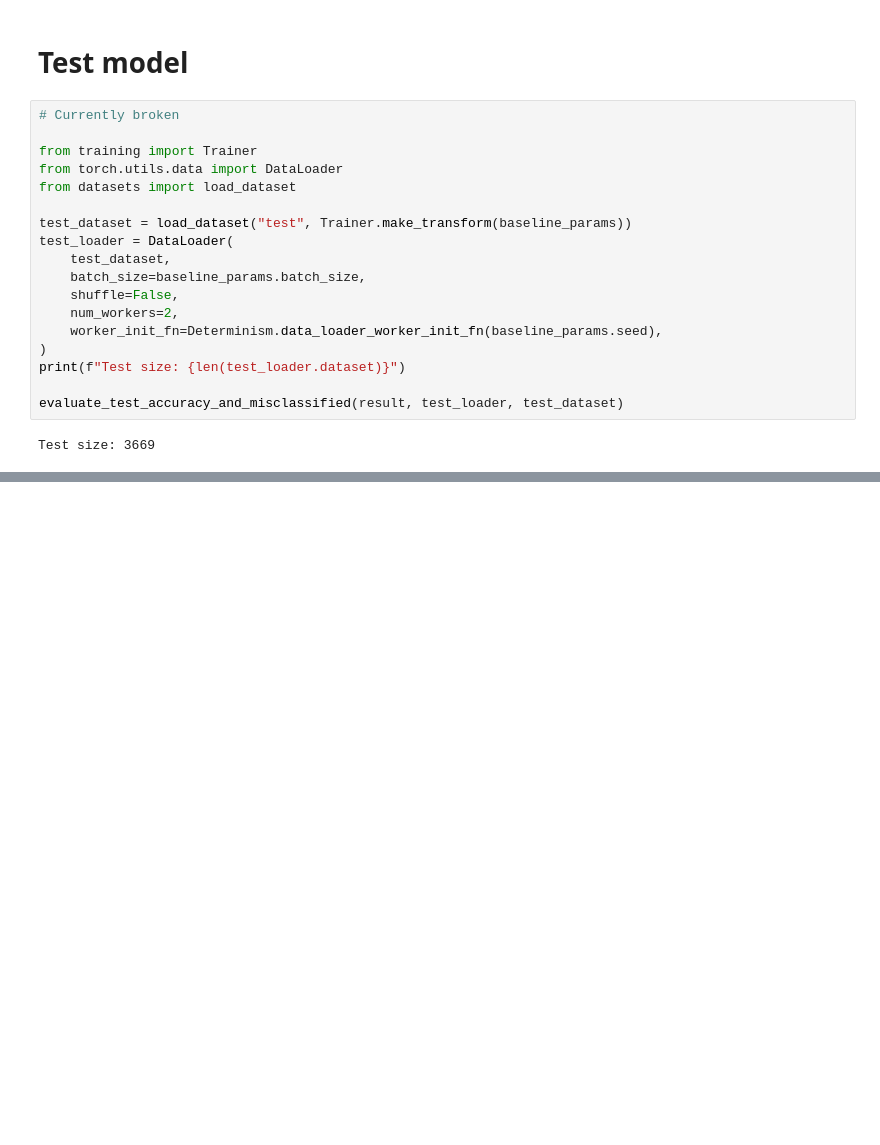
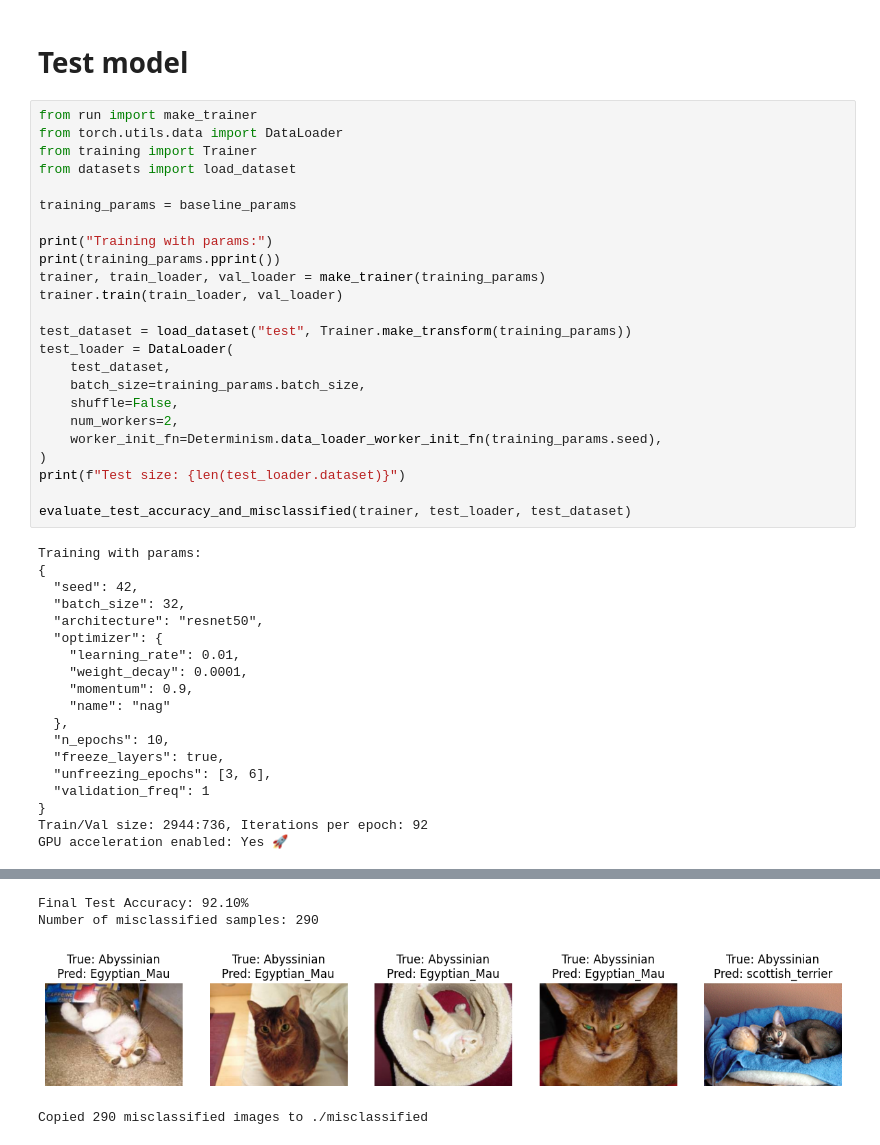
Before and after one commit to Sebelino/DD2424-project, a Jupyter notebook: e2_sebastian.ipynb, the cells around one changed output, grey strips where cells are left out. Cells and saved outputs as stored; diff of their text form; blank space fills up the shorter version.

Commit message:
fix: Repair test acc cell in my notebook

```diff
--- a/e2_sebastian.ipynb
+++ b/e2_sebastian.ipynb
@@ -136,22 +136,45 @@ Training result:
 # %% [markdown]
 # Test model
 # %%
-# Currently broken
-
+from run import make_trainer
+from torch.utils.data import DataLoader
 from training import Trainer
-from torch.utils.data import DataLoader
 from datasets import load_dataset
 
-test_dataset = load_dataset("test", Trainer.make_transform(baseline_params))
+training_params = baseline_params
+
+print("Training with params:")
+print(training_params.pprint())
+trainer, train_loader, val_loader = make_trainer(training_params)
+trainer.train(train_loader, val_loader)
+
+test_dataset = load_dataset("test", Trainer.make_transform(training_params))
 test_loader = DataLoader(
     test_dataset,
-    batch_size=baseline_params.batch_size,
+    batch_size=training_params.batch_size,
     shuffle=False,
     num_workers=2,
-    worker_init_fn=Determinism.data_loader_worker_init_fn(baseline_params.seed),
+    worker_init_fn=Determinism.data_loader_worker_init_fn(training_params.seed),
 )
 print(f"Test size: {len(test_loader.dataset)}")
 
-evaluate_test_accuracy_and_misclassified(result, test_loader, test_dataset)
+evaluate_test_accuracy_and_misclassified(trainer, test_loader, test_dataset)
 # %% [output]
-Test size: 3669
+Training with params:
+{
+  "seed": 42,
+  "batch_size": 32,
+  "architecture": "resnet50",
+  "optimizer": {
+    "learning_rate": 0.01,
+    "weight_decay": 0.0001,
+    "momentum": 0.9,
+    "name": "nag"
+  },
+  "n_epochs": 10,
+  "freeze_layers": true,
+  "unfreezing_epochs": [3, 6],
+  "validation_freq": 1
+}
+Train/Val size: 2944:736, Iterations per epoch: 92
+GPU acceleration enabled: Yes 🚀
@@ -158,0 +194,4 @@ AttributeError: 'TrainingResult' object has no attribute 'trainer'
+Final Test Accuracy: 92.10%
+Number of misclassified samples: 290
+[figure, added]
+Copied 290 misclassified images to ./misclassified
```
Also changed, not shown: parts of 3 cells of this notebook, 2 other files.
